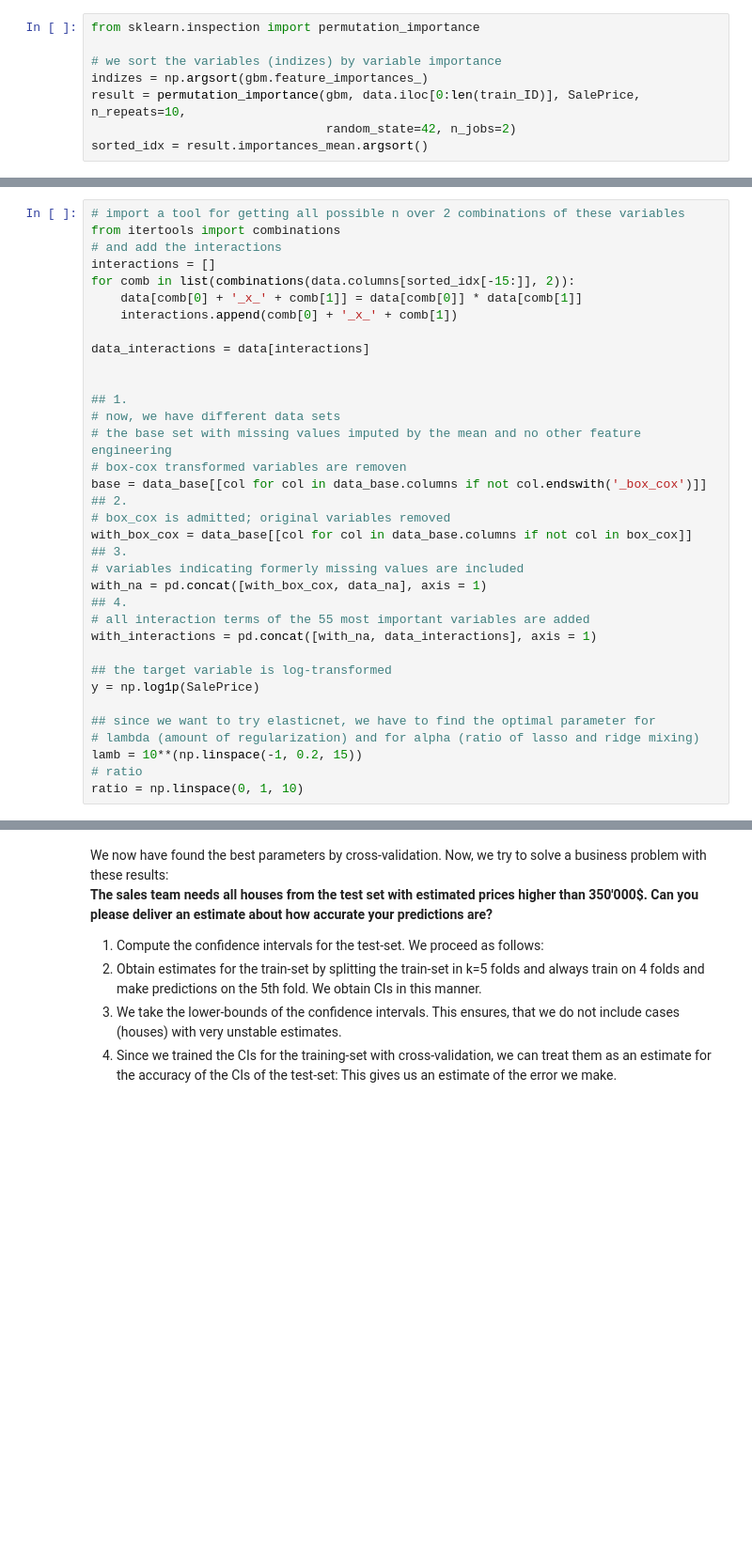
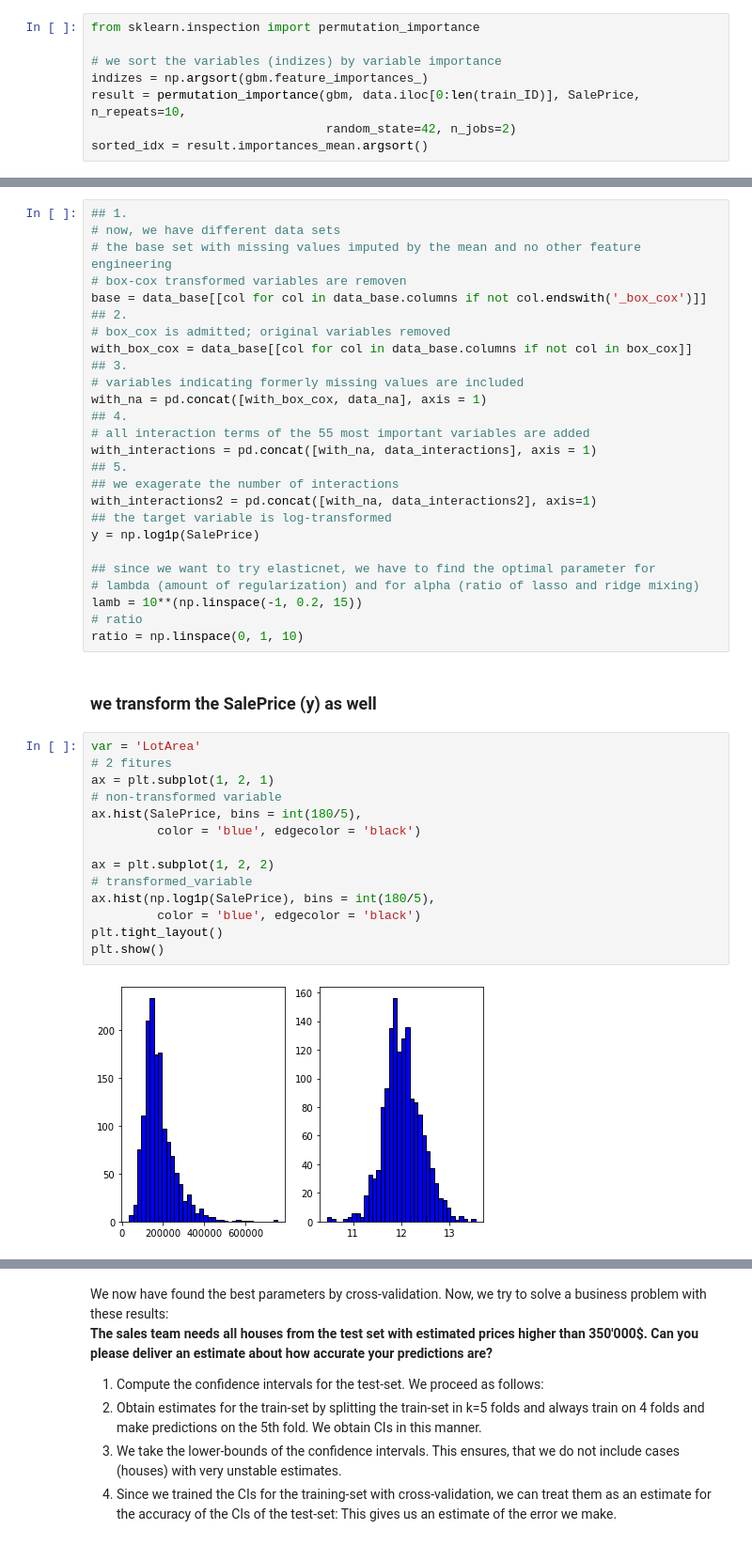
Before and after one commit to nitram-bot/fhnw_lecture, a Jupyter notebook: notebooks/house prices.ipynb, the cells around one changed output, grey strips where cells are left out. Shown at 94% size. Cells and saved outputs as stored; diff of their text form; blank space fills up the shorter version.

```diff
--- a/notebooks/house prices.ipynb
+++ b/notebooks/house prices.ipynb
@@ -120,15 +161,4 @@ fig.show()
 # %%
-# import a tool for getting all possible n over 2 combinations of these variables
-from itertools import combinations
-# and add the interactions
-interactions = []
-for comb in list(combinations(data.columns[sorted_idx[-15:]], 2)):
-    data[comb[0] + '_x_' + comb[1]] = data[comb[0]] * data[comb[1]]
-    interactions.append(comb[0] + '_x_' + comb[1])
-
-data_interactions = data[interactions]
-
-
 ## 1.
 # now, we have different data sets
 # the base set with missing values imputed by the mean and no other feature engineering
@@ -143,7 +173,9 @@ with_na = pd.concat([with_box_cox, data_na], axis = 1)
 ## 4.
 # all interaction terms of the 55 most important variables are added
 with_interactions = pd.concat([with_na, data_interactions], axis = 1)
-
+## 5.
+## we exagerate the number of interactions
+with_interactions2 = pd.concat([with_na, data_interactions2], axis=1)
 ## the target variable is log-transformed
 y = np.log1p(SalePrice)
 
@@ -152,6 +184,24 @@ y = np.log1p(SalePrice)
 lamb = 10**(np.linspace(-1, 0.2, 15))
 # ratio
 ratio = np.linspace(0, 1, 10)
+# %% [markdown]
+### we transform the SalePrice (y) as well
+# %%
+var = 'LotArea'
+# 2 fitures
+ax = plt.subplot(1, 2, 1)
+# non-transformed variable
+ax.hist(SalePrice, bins = int(180/5),
+         color = 'blue', edgecolor = 'black')
+
+ax = plt.subplot(1, 2, 2)
+# transformed_variable
+ax.hist(np.log1p(SalePrice), bins = int(180/5),
+         color = 'blue', edgecolor = 'black')
+plt.tight_layout()
+plt.show()
+# %% [output]
+[figure, added]
 # %%
 error = []
 best_parameters = []
```
Also changed, not shown: parts of 26 cells of this notebook, 1 other file.
